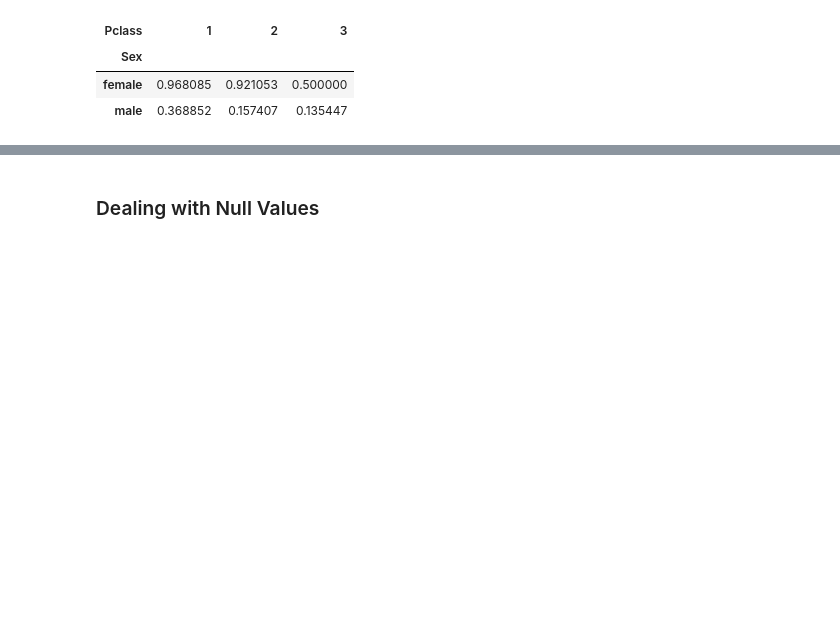
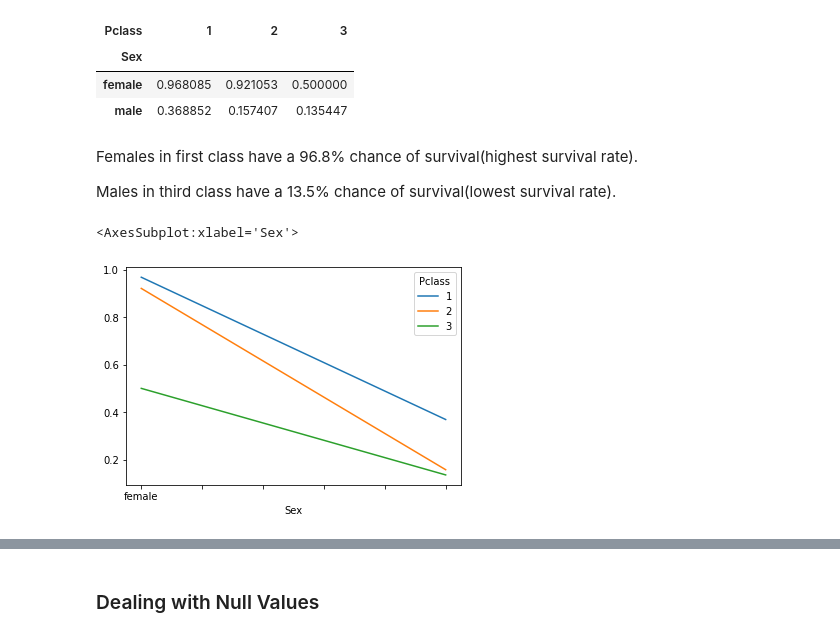
Before and after one commit to SevenWoos/Titanic, a Jupyter notebook: Titanic ML Project.ipynb, the cells around one changed output, grey strips where cells are left out. Cells and saved outputs as stored; diff of their text form; code cells hidden in the pictures; blank space fills up the shorter version.

```diff
--- a/Titanic ML Project.ipynb
+++ b/Titanic ML Project.ipynb
@@ -141,3 +141,13 @@ train.pivot_table('Survived', index='Sex', columns='Pclass')
 | Sex |  |  |  |
 | female | 0.968085 | 0.921053 | 0.500000 |
 | male | 0.368852 | 0.157407 | 0.135447 |
+# %% [markdown]
+Females in first class have a 96.8% chance of survival(highest survival rate).
+
+Males in third class have a 13.5% chance of survival(lowest survival rate).
+# %%
+# Survival Rate by Sex and Pclass visually
+train.pivot_table('Survived', index='Sex', columns='Pclass').plot()
+# %% [output]
+<AxesSubplot:xlabel='Sex'>
+[figure, added]
```
Also changed, not shown: parts of 38 cells of this notebook.
